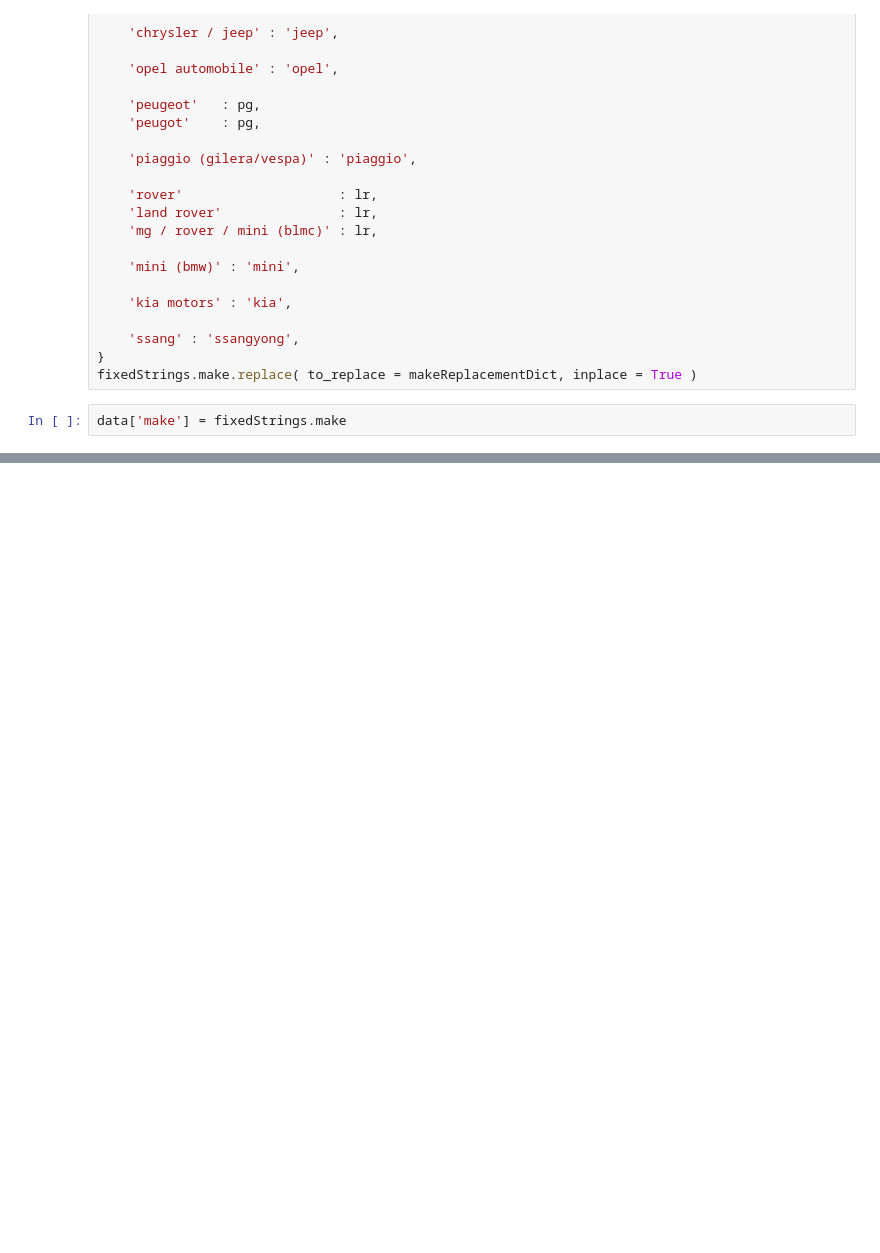
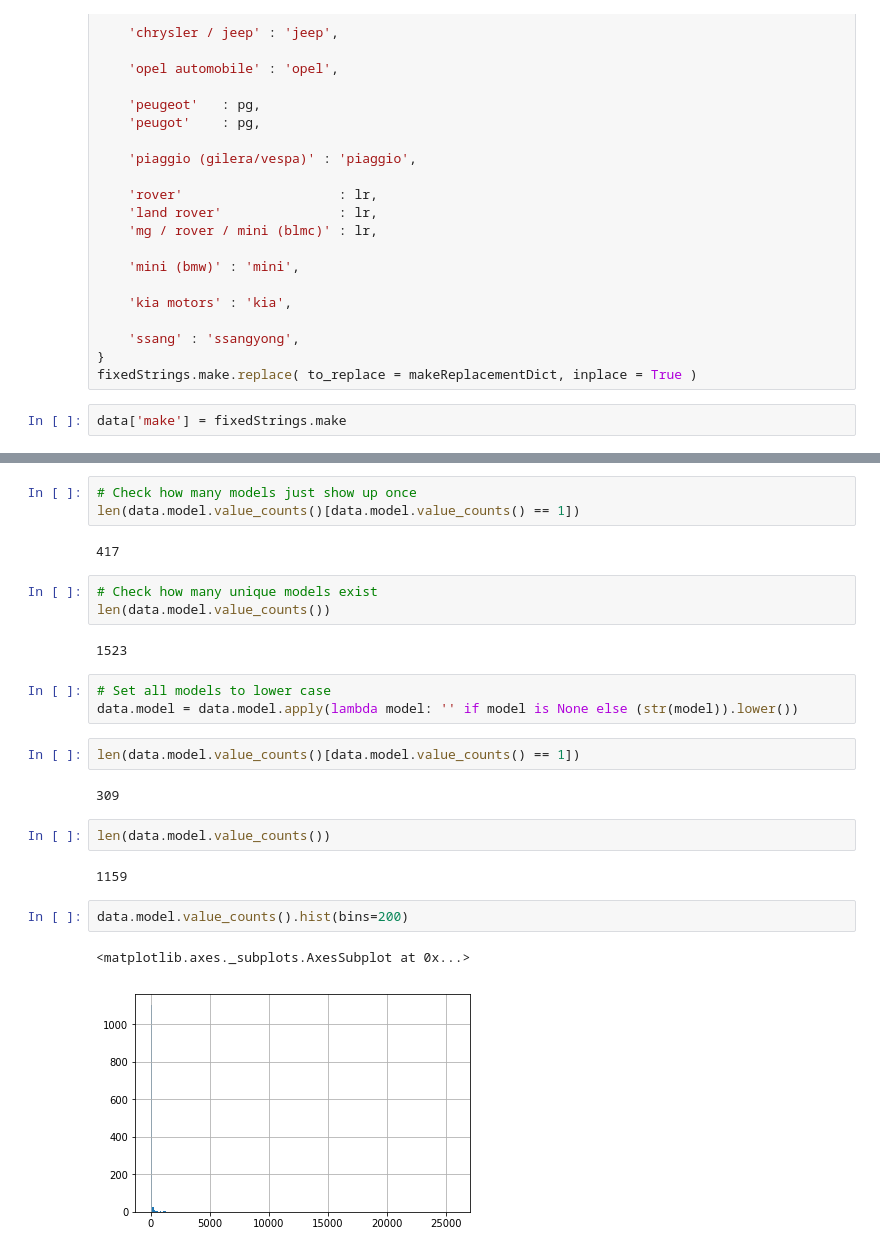
Before and after one commit to kjprice/smu-hackathon2019, a Jupyter notebook: Hackathan Project.ipynb, the cells around one changed output, grey strips where cells are left out. Saved outputs shown, nothing was run; the diff lists cells and outputs as text; blank space fills up the shorter version.

Commit message:
models to lower string

```diff
--- a/Hackathan Project.ipynb
+++ b/Hackathan Project.ipynb
@@ -270,0 +277,26 @@ data['make'] = fixedStrings.make
+# %%
+# Check how many models just show up once
+len(data.model.value_counts()[data.model.value_counts() == 1])
+# %% [output]
+417
+# %%
+# Check how many unique models exist
+len(data.model.value_counts())
+# %% [output]
+1523
+# %%
+# Set all models to lower case
+data.model = data.model.apply(lambda model: '' if model is None else (str(model)).lower())
+# %%
+len(data.model.value_counts()[data.model.value_counts() == 1])
+# %% [output]
+309
+# %%
+len(data.model.value_counts())
+# %% [output]
+1159
+# %%
+data.model.value_counts().hist(bins=200)
+# %% [output]
+<matplotlib.axes._subplots.AxesSubplot at 0x...>
+[figure, added]
```
Also changed, not shown: parts of 4 cells of this notebook.
